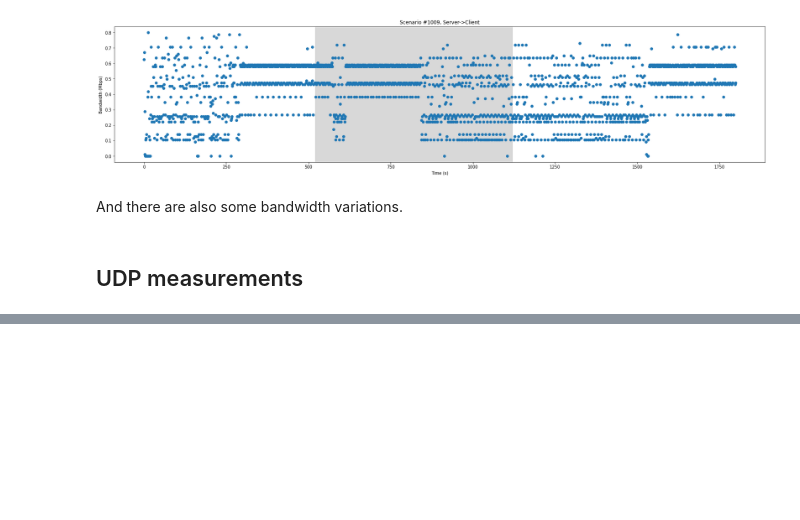
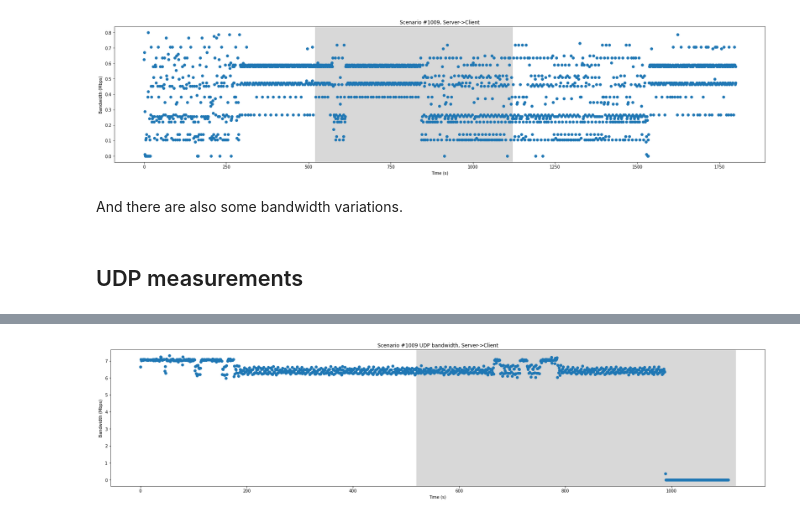
Before and after one commit to nislab/gensync, a Jupyter notebook: run/analysis.ipynb, the cells around one changed output, grey strips where cells are left out. Drawn from its saved outputs; the diff is of its cells as text; code cells hidden in the pictures; blank space fills up the shorter version.

```diff
--- a/run/analysis.ipynb
+++ b/run/analysis.ipynb
@@ -1085,0 +1102,5 @@ UDP's counterpart of TCP throughput is UDP-goodput. With TCP, we measure
+# %%
+data = ca.parse_iperf('plain_data/network/udp/benchmark_net_020550482_1009/iperf3_server_to_client.json')
+plot_iperf_time_series(cnv_Mbps(data), 'Scenario #1009 UDP bandwidth, Server->Client')
+# %% [output]
+[figure, added]
```
Also changed, not shown: parts of 8 cells of this notebook, 15 other files.
